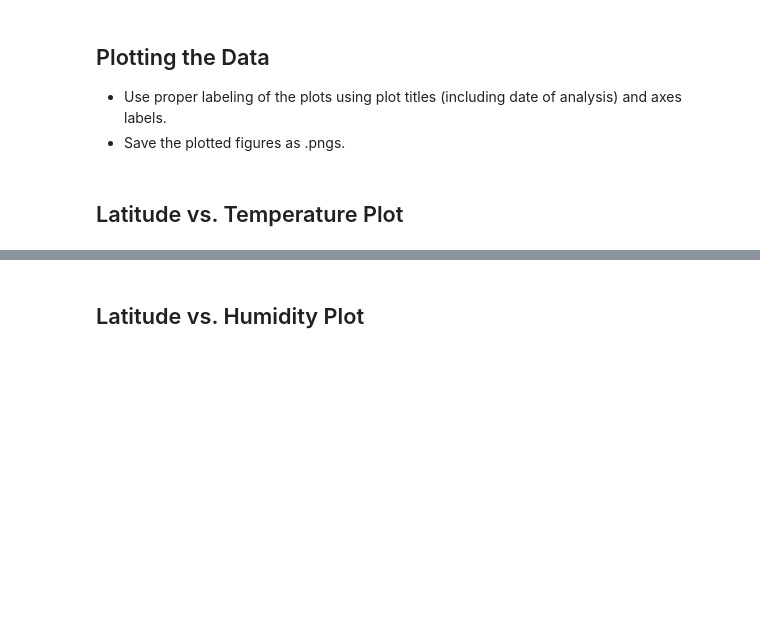
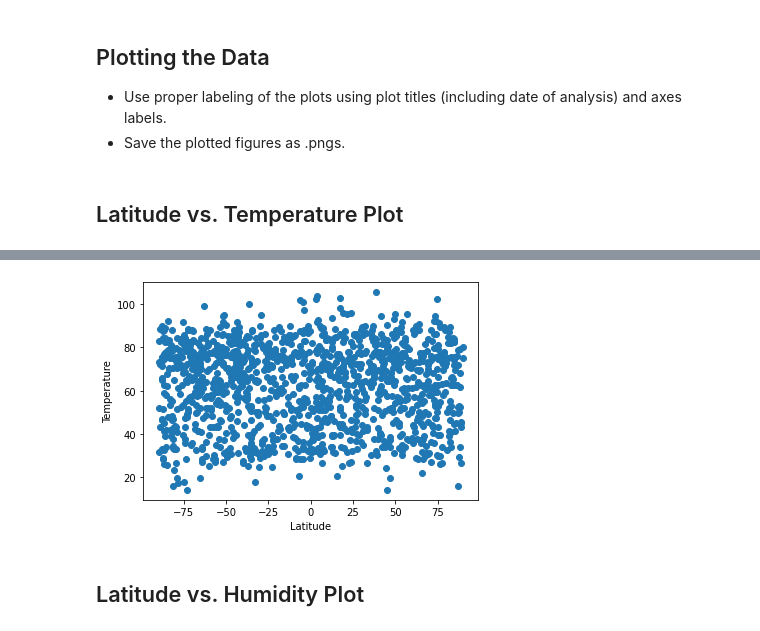
Before and after one commit to Munseaux/python-api-challenge, a Jupyter notebook: WeatherPy.ipynb, the cells around one changed output, grey strips where cells are left out. Drawn from its saved outputs; the diff is of its cells as text; code cells hidden in the pictures; blank space fills up the shorter version.

Commit message:
scatterplots

```diff
--- a/WeatherPy.ipynb
+++ b/WeatherPy.ipynb
@@ -33,8 +33,8 @@ lat_lngs = []
 cities = []
 
 # Create a set of random lat and lng combinations
-lats = np.random.uniform(lat_range[0], lat_range[1], size=15) #TODO change this back at some point bc the size is so small.
-lngs = np.random.uniform(lng_range[0], lng_range[1], size=15)
+lats = np.random.uniform(lat_range[0], lat_range[1], size=5000) #TODO change this back at some point bc the size is so small.
+lngs = np.random.uniform(lng_range[0], lng_range[1], size=5000)
 lat_lngs = zip(lats, lngs)
 
 # Identify nearest city for each lat, lng combination
@@ -98,0 +103,17 @@ Data Retrieval Complete
+# %%
+data = {
+    "City" : cities,
+    "Latitude" : lats,
+    "Longitude" : lngs,
+    "Temperature" : temp,
+    "Humidity" : humidity,
+    "Cloudiness %" : clouds,
+    "Wind Speed (mph)" : wind_speed
+}
+
+weather_df = pd.DataFrame(dict([ (k,pd.Series(v)) for k,v in data.items() ])) #makes blanks in dataframe so I don't have to think with my brain and can instaed think with computer brain
+# %%
+
+weather_df.drop(weather_df.tail(3703).index, inplace = True) #get rid of crap
+weather_df.to_csv("weather_data.csv")#make a lil csv
+weather_df
@@ -137,2 +155,9 @@ Int64Index([], dtype='int64')
+# %%
+plt.scatter(weather_df['Latitude'], weather_df['Temperature'])
+plt.ylabel('Temperature')
+plt.xlabel('Latitude')
+plt.show()
+# %% [output]
+[figure, added]
 # %% [markdown]
 ## Latitude vs. Humidity Plot
```
Also changed, not shown: parts of 18 cells of this notebook, 1 other file.
